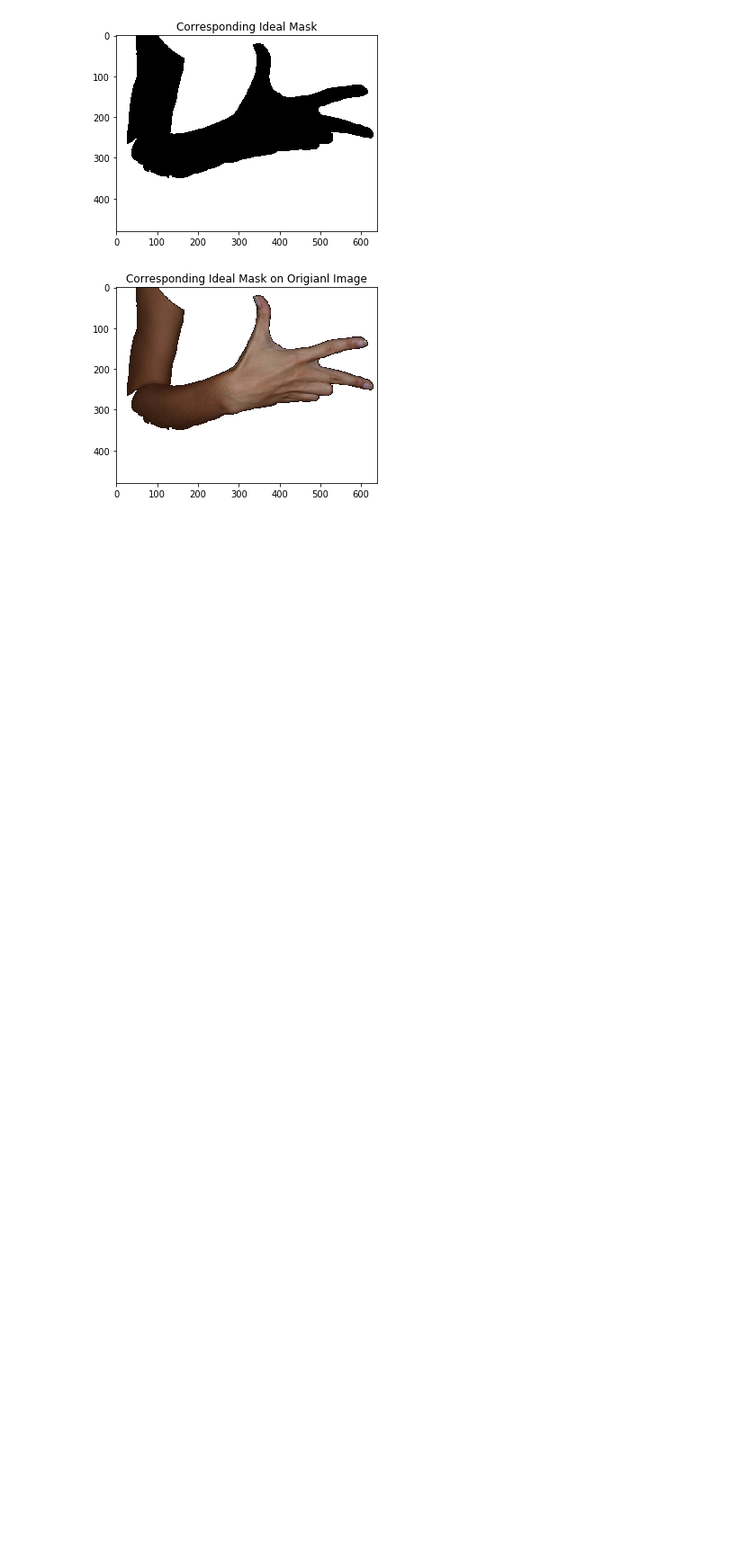
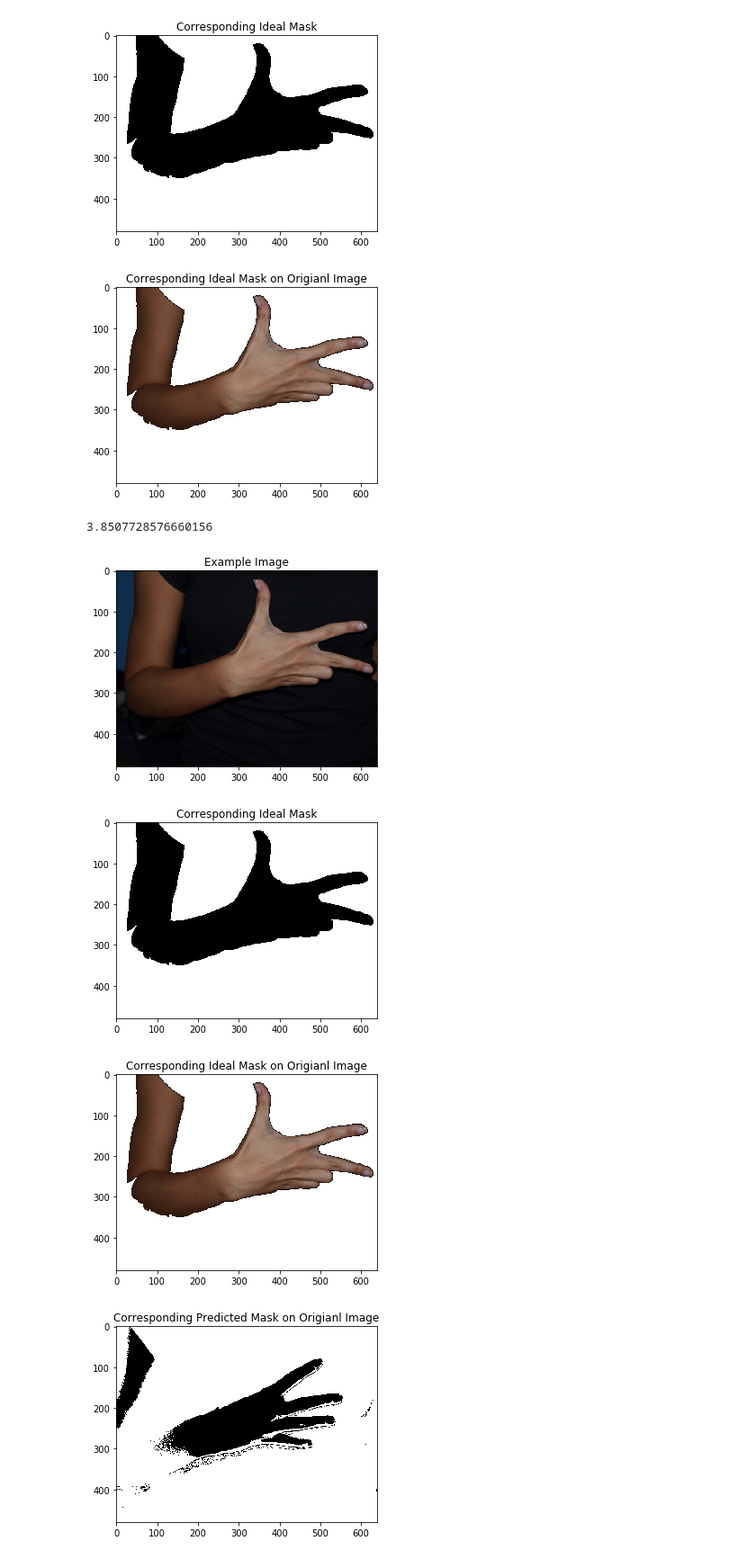
Before and after one commit to uridr/Finger-Detection, a Jupyter notebook: preprocessing/skin_color_characterization.ipynb, the cells around one changed output. Shown: that part at 90% size. Cells and saved outputs as stored; diff of their text form; code cells hidden in the pictures; blank space fills up the shorter version.

Commit message:
pixel classification speed up

```diff
--- a/preprocessing/skin_color_characterization.ipynb
+++ b/preprocessing/skin_color_characterization.ipynb
@@ -71,0 +64,12 @@ bidimensional_histogram /= len(skin_images)
+# %%
+def skinCharacterization(images, masks, channels):
+    stats = {}
+    for i in range(channels):
+        hist_values = []
+        for key in images.keys():
+            mask   = masks[key]
+            image  = images[key].copy()
+            values = getSkinPixels(image[:,:,i], mask[:,:,i])
+            hist_values += values
+        stats[i] = buildStatistics(hist_values)
+    return stats
@@ -71,0 +90,39 @@ bidimensional_histogram /= len(skin_images)
+# %%
+def pixelClassification(image, channels, stats):
+    n,m,_ = image.shape
+    image_copy = image.copy()*False
+
+    for k in range(channels):
+        true_values = (stats[k][0] - stats[k][1] <= image[:,:,k]) == (image[:,:,k] <= stats[k][0] + stats[k][1])
+        image_copy[true_values,k] = True
+
+    return image_copy[:,:,0] & image_copy[:,:,1] & image_copy[:,:,2]  #bitwise operator: AND  applied to channels
+# %%
+channels = 3
+stats = skinCharacterization(images, masks, channels)
+# %%
+from time import time
+start = time()
+zz = pixelClassification(images['4_P_hgr1_id05_3'], channels, stats)
+end = time()
+end-start
+# %% [output]
+3.8507728576660156
+# %%
+plt.title("Example Image")
+plt.imshow(cv2.cvtColor(images['3_P_hgr1_id05_3'], cv2.COLOR_BGR2RGB))
+plt.show()
+plt.title("Corresponding Ideal Mask")
+plt.imshow(cv2.cvtColor(masks['3_P_hgr1_id05_3'], cv2.COLOR_BGR2RGB))
+plt.show()
+plt.title("Corresponding Ideal Mask on Origianl Image")
+plt.imshow(cv2.cvtColor(skin_images['3_P_hgr1_id05_3'], cv2.COLOR_BGR2RGB))
+plt.show()
+plt.title("Corresponding Predicted Mask on Origianl Image")
+plt.imshow(zz[:,:,0], cmap='gray')
+plt.show()
+# %% [output]
+[figure, added]
+[figure, added]
+[figure, added]
+[figure, added]
```
Also changed, not shown: parts of 6 cells of this notebook.
